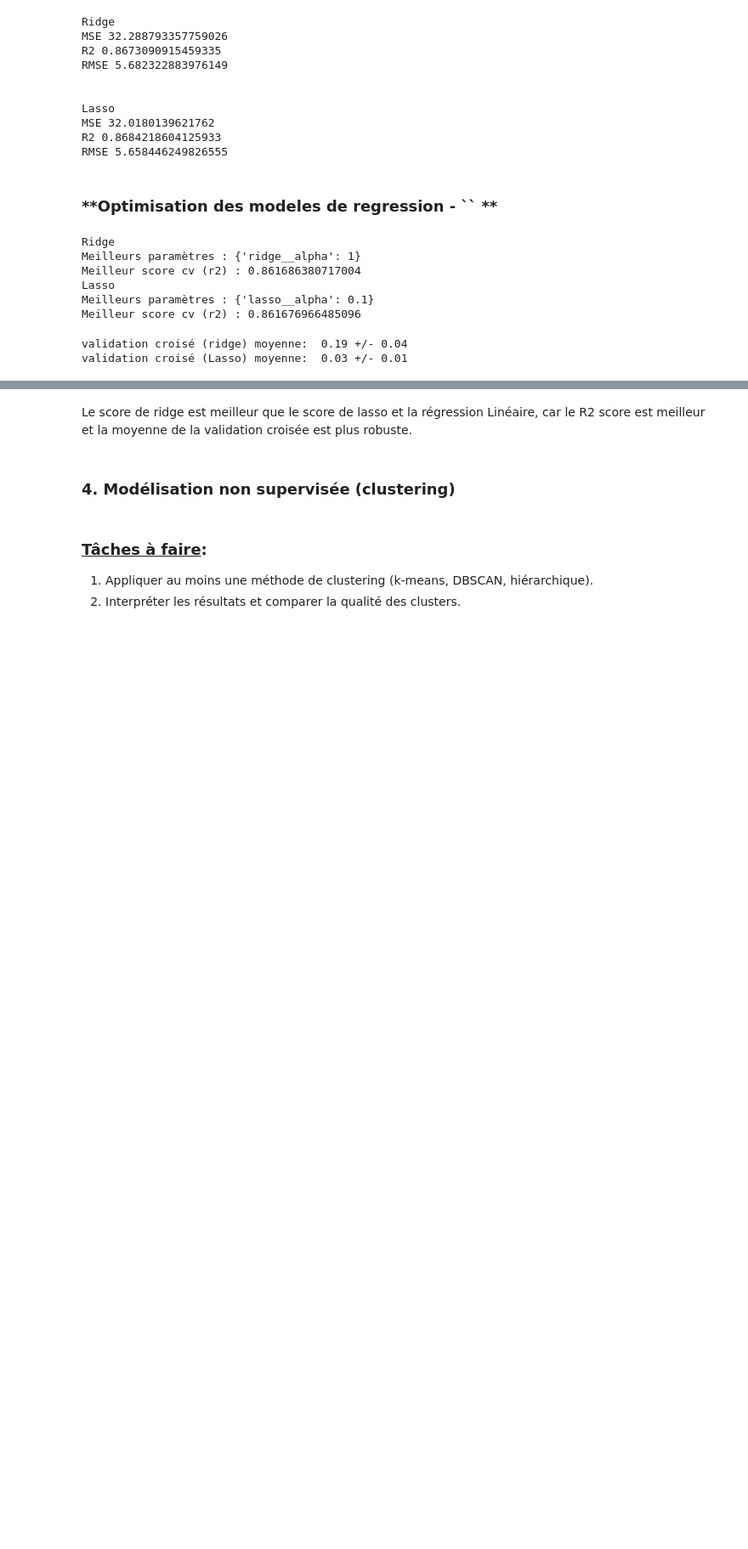
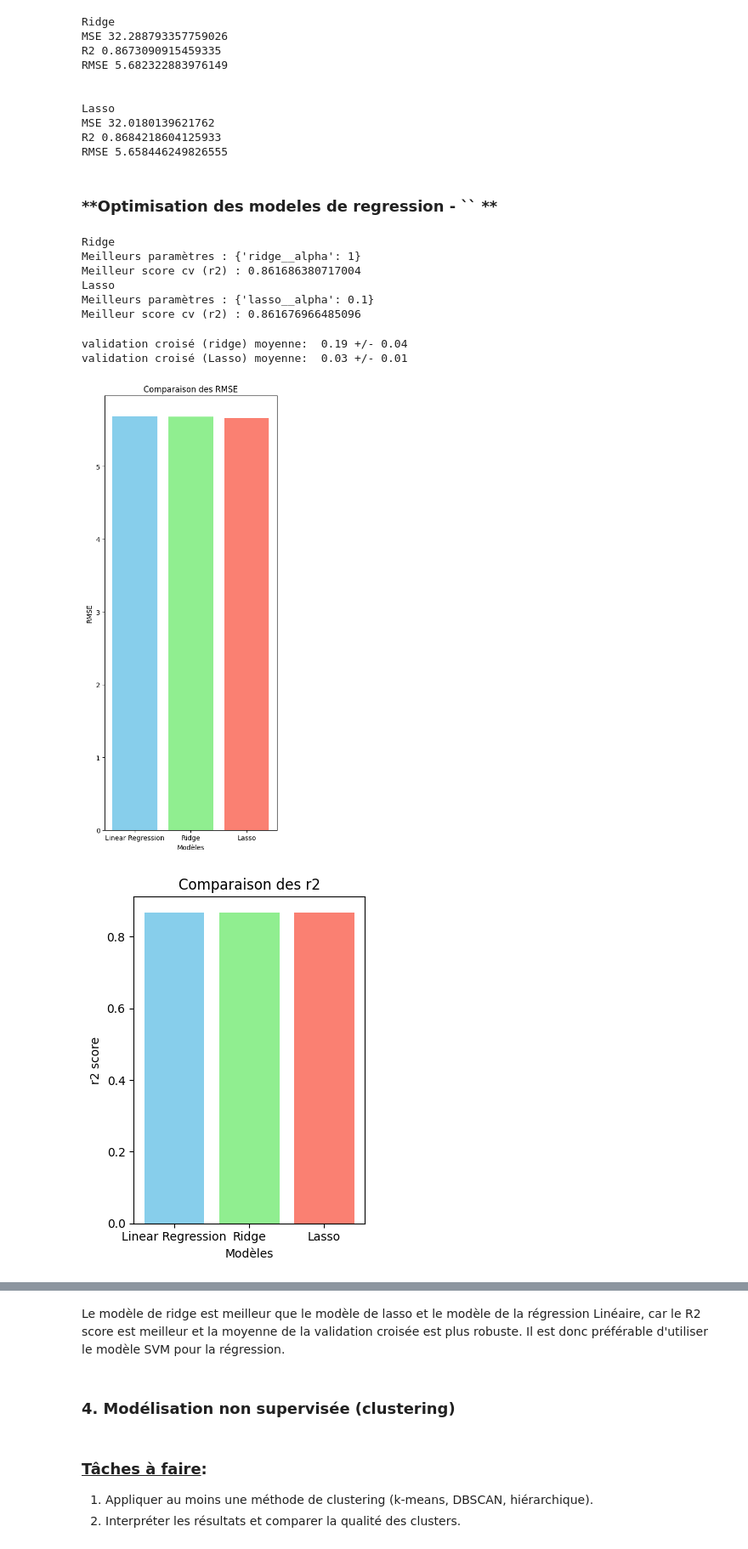
Before and after one commit to 2675781-creator/UA3ProjetPerformanceAcademiqueEtudiants, a Jupyter notebook: notebooks/projet_UA3.ipynb, the cells around one changed output, grey strips where cells are left out. Shown: that part at 85% size. Drawn from its saved outputs; the diff is of its cells as text; code cells hidden in the pictures; blank space fills up the shorter version.

```diff
--- a/notebooks/projet_UA3.ipynb
+++ b/notebooks/projet_UA3.ipynb
@@ -914,4 +938,43 @@ print("validation croisé (Lasso) moyenne: ", f'{scores_lasso.mean():.2f} +/- {s
 validation croisé (ridge) moyenne:  0.19 +/- 0.04
 validation croisé (Lasso) moyenne:  0.03 +/- 0.01
 # %%
-plt.bar()
+models = ["Linear Regression", "Ridge", "Lasso"]
+rmse = [5.684, 5.682, 5.66]
+r2 = [0.8672, 0.8673, 0.868]
+mse = [32.31, 32.28, 32.01]
+
+# Bar chart pour RMSE
+
+plt.figure(figsize=(8,10))
+
+plt.subplot(1,2,1)
+plt.bar(models, rmse, color=['skyblue', 'lightgreen', 'salmon'])
+plt.xlabel('Modèles')
+plt.ylabel('RMSE')
+plt.title('Comparaison des RMSE')
+
+plt.tight_layout()
+plt.show()
+
+# Bar chart pour R2
+plt.subplot(1,2,2)
+plt.bar(models, r2, color=['skyblue', 'lightgreen', 'salmon'])
+plt.xlabel('Modèles')
+plt.ylabel('r2 score')
+plt.title('Comparaison des r2')
+
+plt.tight_layout()
+plt.show()
+
+# Bar chart pour MSE
+plt.subplot(1,2,2)
+plt.bar(models, mse, color=['skyblue', 'lightgreen', 'salmon'])
+plt.xlabel('Modèles')
+plt.ylabel('MSE')
+plt.title('Comparaison des mse')
+
+plt.tight_layout()
+plt.show()
+# %% [output]
+[figure, added]
+[figure, added]
@@ -918,5 +982,5 @@ plt.bar()
 # %% [markdown]
-Le score de ridge est meilleur que le score de lasso et la régression Linéaire, car le R2 score est meilleur et la moyenne de la validation croisée est plus robuste.
+Le modèle de ridge est meilleur que le modèle de lasso et le modèle de la régression Linéaire, car le R2 score est meilleur et la moyenne de la validation croisée est plus robuste. Il est donc préférable d'utiliser le modèle SVM pour la régression.
 # %% [markdown]
 ### **4. Modélisation non supervisée (clustering)**
 # %% [markdown]
```
Also changed, not shown: parts of 18 cells of this notebook, 1 other file.
